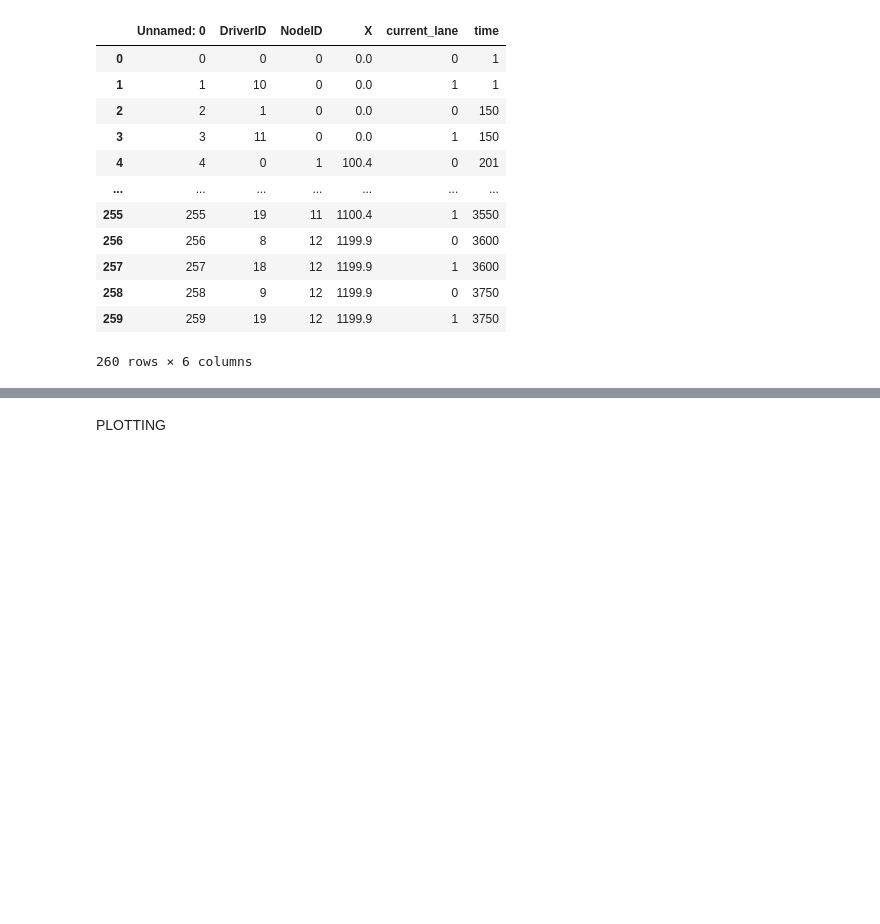
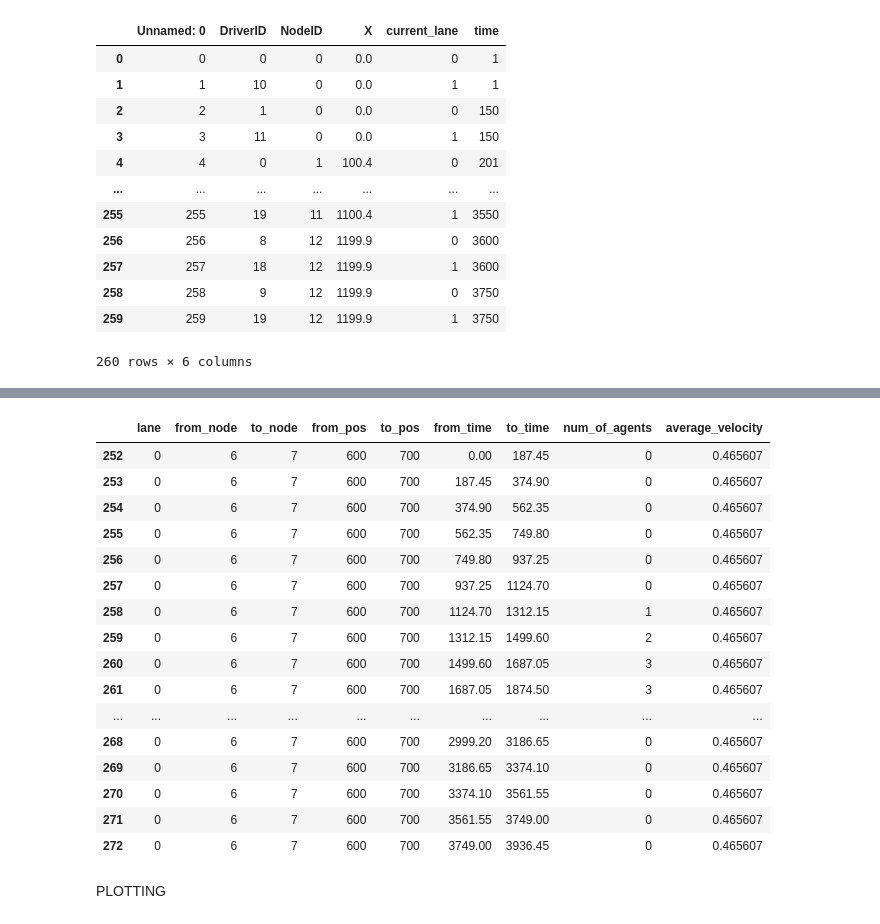
Before and after one commit to mikub97/ABM_car_traffic, a Jupyter notebook: src/agent_data_analysis.ipynb, the cells around one changed output, grey strips where cells are left out. Drawn from its saved outputs; the diff is of its cells as text; code cells hidden in the pictures; blank space fills up the shorter version.

```diff
--- a/src/agent_data_analysis.ipynb
+++ b/src/agent_data_analysis.ipynb
@@ -458,3 +472,23 @@ velocities.loc[((velocities["lane"]==0)&(velocities["from_node"]==9) & (velociti
+# %%
+velocities.loc[(velocities['lane']==0) & (velocities['from_node']==6)]
+# %% [output]
+|  | lane | from_node | to_node | from_pos | to_pos | from_time | to_time | num_of_agents | average_velocity |
+| 252 | 0 | 6 | 7 | 600 | 700 | 0.00 | 187.45 | 0 | 0.465607 |
+| 253 | 0 | 6 | 7 | 600 | 700 | 187.45 | 374.90 | 0 | 0.465607 |
+| 254 | 0 | 6 | 7 | 600 | 700 | 374.90 | 562.35 | 0 | 0.465607 |
+| 255 | 0 | 6 | 7 | 600 | 700 | 562.35 | 749.80 | 0 | 0.465607 |
+| 256 | 0 | 6 | 7 | 600 | 700 | 749.80 | 937.25 | 0 | 0.465607 |
+| 257 | 0 | 6 | 7 | 600 | 700 | 937.25 | 1124.70 | 0 | 0.465607 |
+| 258 | 0 | 6 | 7 | 600 | 700 | 1124.70 | 1312.15 | 1 | 0.465607 |
+| 259 | 0 | 6 | 7 | 600 | 700 | 1312.15 | 1499.60 | 2 | 0.465607 |
+| 260 | 0 | 6 | 7 | 600 | 700 | 1499.60 | 1687.05 | 3 | 0.465607 |
+| 261 | 0 | 6 | 7 | 600 | 700 | 1687.05 | 1874.50 | 3 | 0.465607 |
+| ... | ... | ... | ... | ... | ... | ... | ... | ... | ... |
+| 268 | 0 | 6 | 7 | 600 | 700 | 2999.20 | 3186.65 | 0 | 0.465607 |
+| 269 | 0 | 6 | 7 | 600 | 700 | 3186.65 | 3374.10 | 0 | 0.465607 |
+| 270 | 0 | 6 | 7 | 600 | 700 | 3374.10 | 3561.55 | 0 | 0.465607 |
+| 271 | 0 | 6 | 7 | 600 | 700 | 3561.55 | 3749.00 | 0 | 0.465607 |
+| 272 | 0 | 6 | 7 | 600 | 700 | 3749.00 | 3936.45 | 0 | 0.465607 |
 # %% [markdown]
 PLOTTING
 # %%
```
Also changed, not shown: parts of 10 cells of this notebook.
